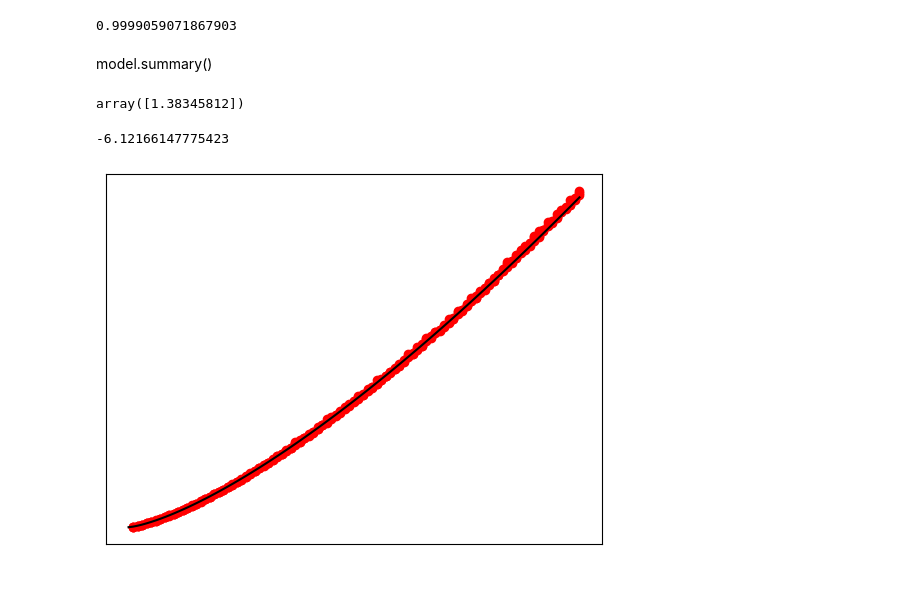
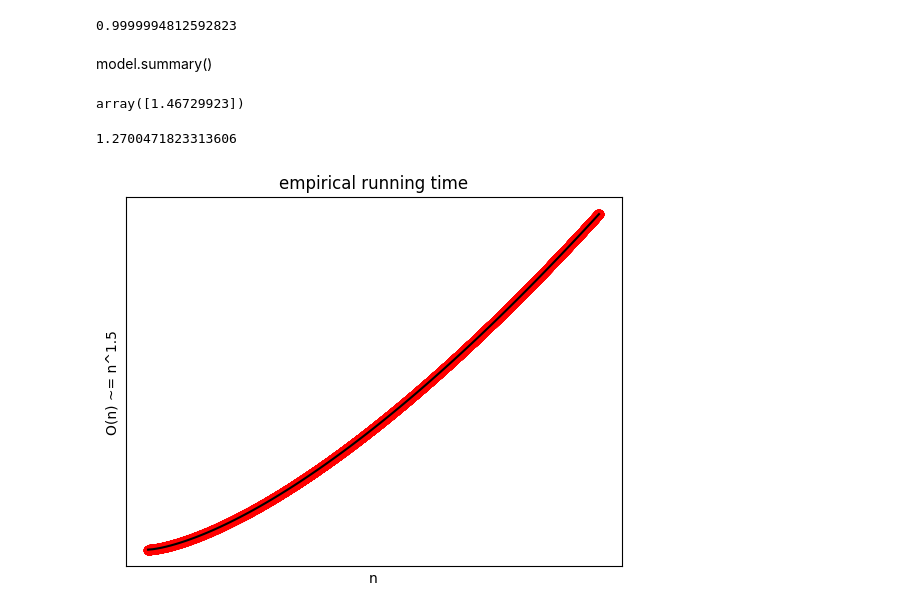
Before and after one commit to jamespfennell/primes, a Jupyter notebook: analysis/Analysis.ipynb, the cells around one changed output. Drawn from its saved outputs; the diff is of its cells as text; code cells hidden in the pictures; blank space fills up the shorter version.

Commit message:
Add timings analysis

```diff
--- a/analysis/Analysis.ipynb
+++ b/analysis/Analysis.ipynb
@@ -3,8 +3,8 @@ import numpy as np
 import matplotlib.pyplot as plt
 from sklearn.linear_model import LinearRegression
 # %%
-# The csv is generating using `cargo run --release > timings.csv
-arr = np.loadtxt("../timings.csv", delimiter=",", dtype=int)
+# The csv is generating using `cargo run --release ops > analysis/ops.csv
+arr = np.loadtxt("ops.csv", delimiter=",", dtype=int)
 # %%
 n = arr.transpose()[0]
 n = n.reshape((-1, 1))
@@ -35,34 +16,33 @@ y = np.log2(y)
 regr = LinearRegression().fit(n, y)
 regr.score(n, y)
 # %% [output]
-0.9999059071867903
+0.9999994812592823
 # %% [markdown]
 model.summary()
 # %%
 regr.coef_
 # %% [output]
-array([1.38345812])
+array([1.46729923])
 # %%
 regr.intercept_
 # %% [output]
--6.12166147775423
+1.2700471823313606
 # %%
 n_orig = arr.transpose()[0].reshape((-1, 1))
 y_orig = arr.transpose()[1]
 # Plot outputs
 plt.scatter(n_orig, y_orig, color="red")
-# plt.plot(diabetes_X_test, diabetes_y_pred, color="blue", linewidth=3)
-
 plt.xticks(())
 plt.yticks(())
 
-x = np.linspace(100, 1000000, 100)
+x = np.linspace(100, 100000000, 100)
 y_pred = (2**regr.intercept_) * np.power(x, regr.coef_)
 
-
-
+plt.ylabel("O(n) ~= n^1.5")
+plt.xlabel("n")
+plt.title("empirical running time")
 plt.plot(x, y_pred, color="black")
 
 plt.show()
 # %% [output]
-[figure, old version]
+[figure, new version]
```
Also changed, not shown: parts of 2 cells of this notebook, 6 other files.
